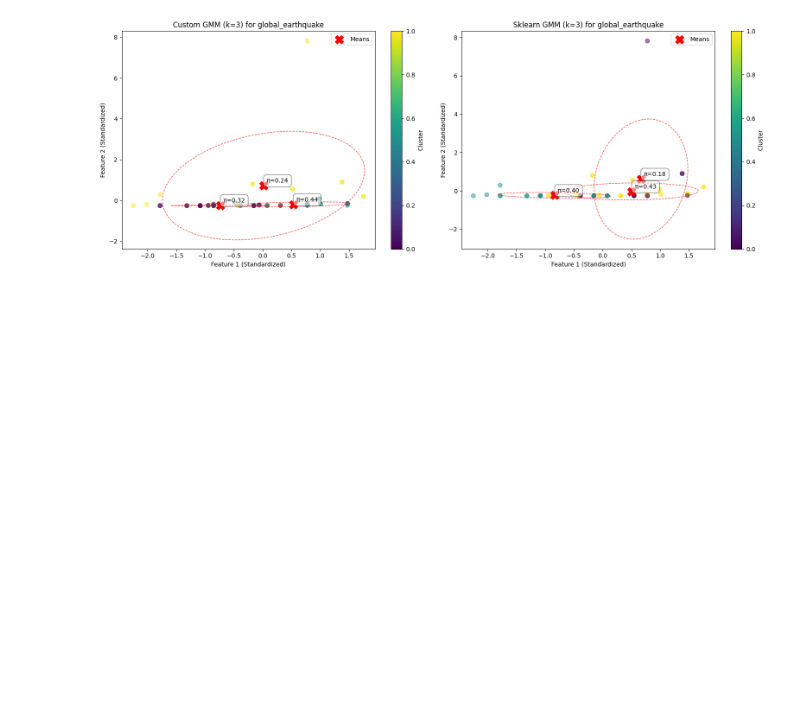
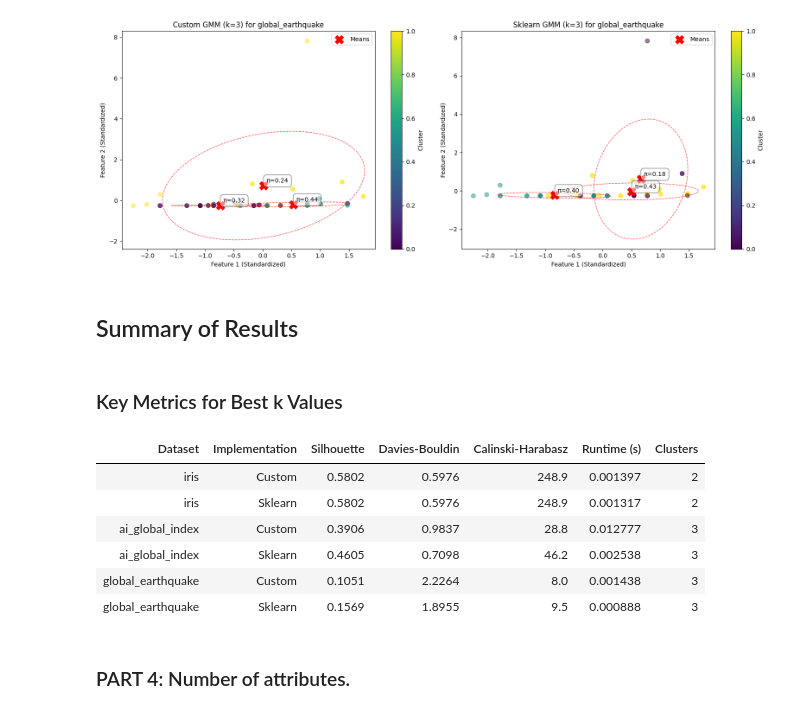
Before and after one commit to gideonpeters/comp6651-project, a Jupyter notebook: scripts/03-gmm.ipynb, the cells around one changed output. Cells and saved outputs as stored; diff of their text form; code cells hidden in the pictures; blank space fills up the shorter version.

```diff
--- a/scripts/03-gmm.ipynb
+++ b/scripts/03-gmm.ipynb
@@ -350,6 +350,7 @@ class MixedDataDissimilarity:
 ## Evaluation and Results
 # %%
 from sklearn.mixture import GaussianMixture
+import time
 
 results = {}
 k_range = range(2,7)  # Try different values of k from 3 to 5
@@ -386,13 +387,17 @@ for name, (original_df, true_labels) in datasets.items():
 
     for k in k_range:
         # Custom GMM
+        custom_start=time.time()
         custom_gmm = CustomGMM(num_components=k, max_iterations=100, tolerance=1e-4,random_state=42)
         custom_gmm.fit(X)
         custom_labels = custom_gmm.predict(X)
+        custom_time=time.time()-custom_start
 
         # Sklearn GMM
+        sklearn_start=time.time()
         sklearn_gmm = GaussianMixture(n_components=k, max_iter=100, tol=1e-4, random_state=42)
         sklearn_labels = sklearn_gmm.fit_predict(X)
+        sklearn_time=time.time()-sklearn_start
 
         # Evaluate both
         custom_metrics = evaluate_clustering(X, custom_labels, true_labels=true_labels)
@@ -410,6 +415,7 @@ for name, (original_df, true_labels) in datasets.items():
                 "labels": custom_labels,
                 "means": custom_gmm.means,
                 "covariances": custom_gmm.covariances,
+                "runtime":custom_time,
                 "weights": custom_gmm.weights
             },
             "sklearn": {
@@ -422,6 +428,7 @@ for name, (original_df, true_labels) in datasets.items():
                 "labels": sklearn_labels,
                 "means": sklearn_gmm.means_,
                 "covariances": sklearn_gmm.covariances_,
+                "runtime":sklearn_time,
                 "weights": sklearn_gmm.weights_
             }
         }
@@ -600,3 +607,50 @@ summary_df.to_csv("./../results/gmm_results.csv", index=False)
 # Save results to CSV
 # results_df = pd.DataFrame(results)
 # results_df.to_csv("./../results/gmm_results.csv")
+# %%
+# Create summary table
+from IPython.display import display, HTML
+
+summary_data = []
+for name in results.keys():
+    best_metrics = results[name]["best_metrics"]
+
+    summary_data.append({
+        "Dataset": name,
+        "Implementation": "Custom",
+        "Silhouette": f"{best_metrics['custom']['silhouette']:.4f}",
+        "Davies-Bouldin": f"{best_metrics['custom']['davies_bouldin']:.4f}",
+        "Calinski-Harabasz": f"{best_metrics['custom']['calinski_harabasz']:.1f}",
+        "Runtime (s)": f"{best_metrics['custom']['runtime']:.6f}",  # Actual runtime
+        "Clusters": len(np.unique(best_metrics['custom']['labels']))
+    })
+
+    summary_data.append({
+        "Dataset": name,
+        "Implementation": "Sklearn",
+        "Silhouette": f"{best_metrics['sklearn']['silhouette']:.4f}",
+        "Davies-Bouldin": f"{best_metrics['sklearn']['davies_bouldin']:.4f}",
+        "Calinski-Harabasz": f"{best_metrics['sklearn']['calinski_harabasz']:.1f}",
+        "Runtime (s)": f"{best_metrics['sklearn']['runtime']:.6f}",  # Actual runtime
+        "Clusters": len(np.unique(best_metrics['sklearn']['labels']))
+    })
+
+# Convert to DataFrame
+summary_df = pd.DataFrame(summary_data)
+
+# Display as a nice table
+display(HTML("<h2>Summary of Results</h2>"))
+display(HTML("<h3>Key Metrics for Best k Values</h3>"))
+display(HTML(summary_df.to_html(index=False)))
+# %% [output]
+Summary of Results
+Key Metrics for Best k Values
+| Dataset | Implementation | Silhouette | Davies-Bouldin | Calinski-Harabasz | Runtime (s) | Clusters |
+| iris | Custom | 0.5802 | 0.5976 | 248.9 | 0.001397 | 2 |
+| iris | Sklearn | 0.5802 | 0.5976 | 248.9 | 0.001317 | 2 |
+| ai_global_index | Custom | 0.3906 | 0.9837 | 28.8 | 0.012777 | 3 |
+| ai_global_index | Sklearn | 0.4605 | 0.7098 | 46.2 | 0.002538 | 3 |
+| global_earthquake | Custom | 0.1051 | 2.2264 | 8.0 | 0.001438 | 3 |
+| global_earthquake | Sklearn | 0.1569 | 1.8955 | 9.5 | 0.000888 | 3 |
+# %% [markdown]
+### PART 4: Number of attributes.
```
Also changed, not shown: parts of 3 cells of this notebook, 3 other files.
